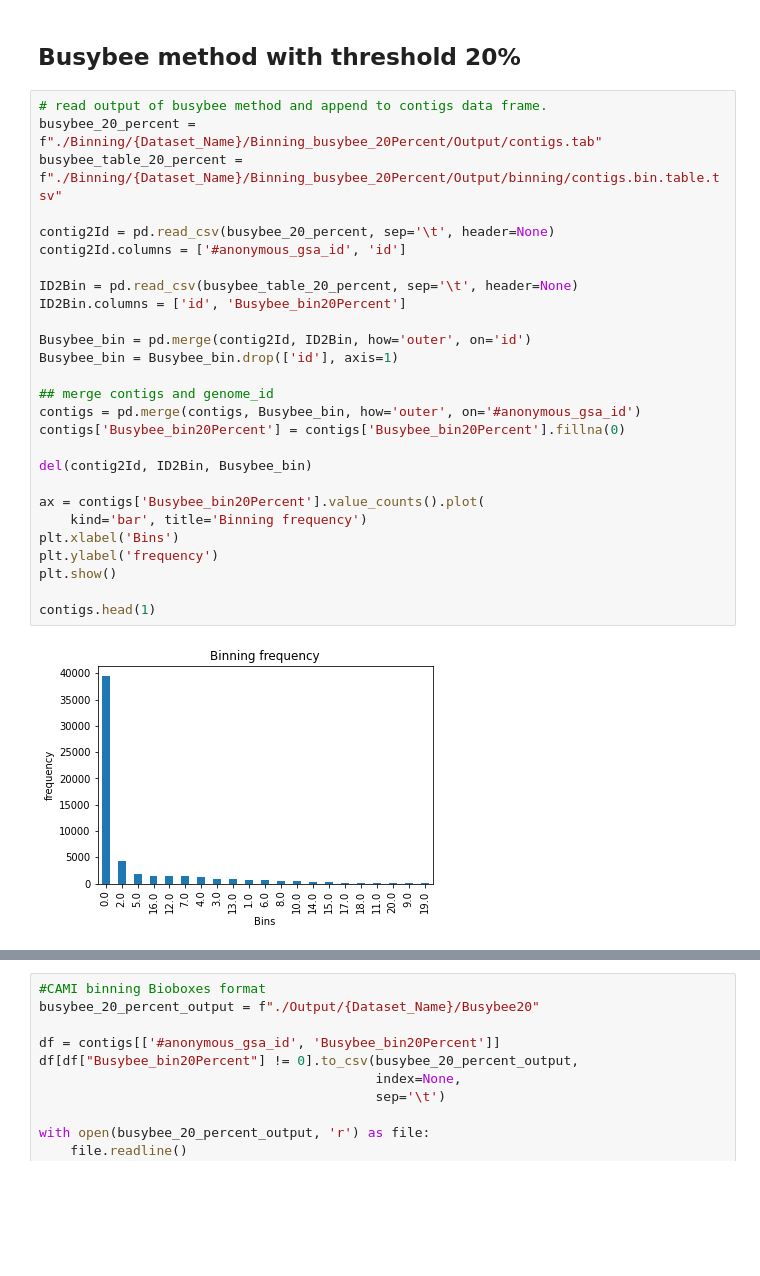
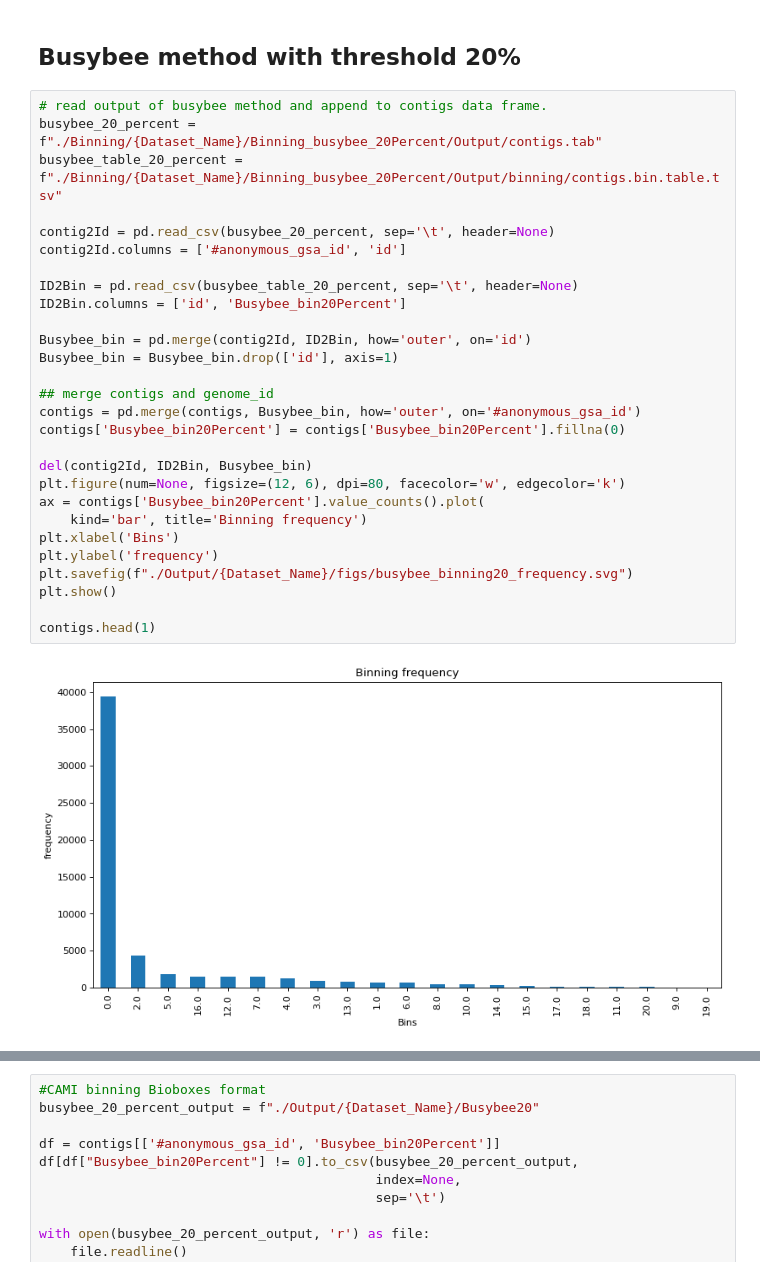
Before and after one commit to Ilia-Abolhasani/metagenomics-binner, a Jupyter notebook: Toy_low.ipynb, the cells around one changed output, grey strips where cells are left out. Cells and saved outputs as stored; diff of their text form; blank space fills up the shorter version.

```diff
--- a/Toy_low.ipynb
+++ b/Toy_low.ipynb
@@ -171,32 +185,33 @@ with open(busybee_0_percent_output, 'w', encoding='utf8') as file:
 # %%
 # read output of busybee method and append to contigs data frame.
 busybee_20_percent = f"./Binning/{Dataset_Name}/Binning_busybee_20Percent/Output/contigs.tab"
 busybee_table_20_percent = f"./Binning/{Dataset_Name}/Binning_busybee_20Percent/Output/binning/contigs.bin.table.tsv"
 
 contig2Id = pd.read_csv(busybee_20_percent, sep='\t', header=None)
 contig2Id.columns = ['#anonymous_gsa_id', 'id']
 
 ID2Bin = pd.read_csv(busybee_table_20_percent, sep='\t', header=None)
 ID2Bin.columns = ['id', 'Busybee_bin20Percent']
 
 Busybee_bin = pd.merge(contig2Id, ID2Bin, how='outer', on='id')
 Busybee_bin = Busybee_bin.drop(['id'], axis=1)
 
 ## merge contigs and genome_id
 contigs = pd.merge(contigs, Busybee_bin, how='outer', on='#anonymous_gsa_id')
 contigs['Busybee_bin20Percent'] = contigs['Busybee_bin20Percent'].fillna(0)
 
 del(contig2Id, ID2Bin, Busybee_bin)
-
+plt.figure(num=None, figsize=(12, 6), dpi=80, facecolor='w', edgecolor='k')
 ax = contigs['Busybee_bin20Percent'].value_counts().plot(
     kind='bar', title='Binning frequency')
 plt.xlabel('Bins')
 plt.ylabel('frequency')
+plt.savefig(f"./Output/{Dataset_Name}/figs/busybee_binning20_frequency.svg")
 plt.show()
 
 contigs.head(1)
 # %% [output]
-[figure, old version]
+[figure, new version]
 |  | #anonymous_gsa_id | contig | genome_id | tax_id | sequence_id | number_reads | contig_length | ... |
 | 0 | S|S1|C0 | AGTAATAAGCGCCCGTTTCGCAGTCATTATAAA... | 1394711.1 | 1394711 | NC_023004.1 | 4 | 186 | ... |
 # %%
```
Also changed, not shown: parts of 10 cells of this notebook, 1 other file.
